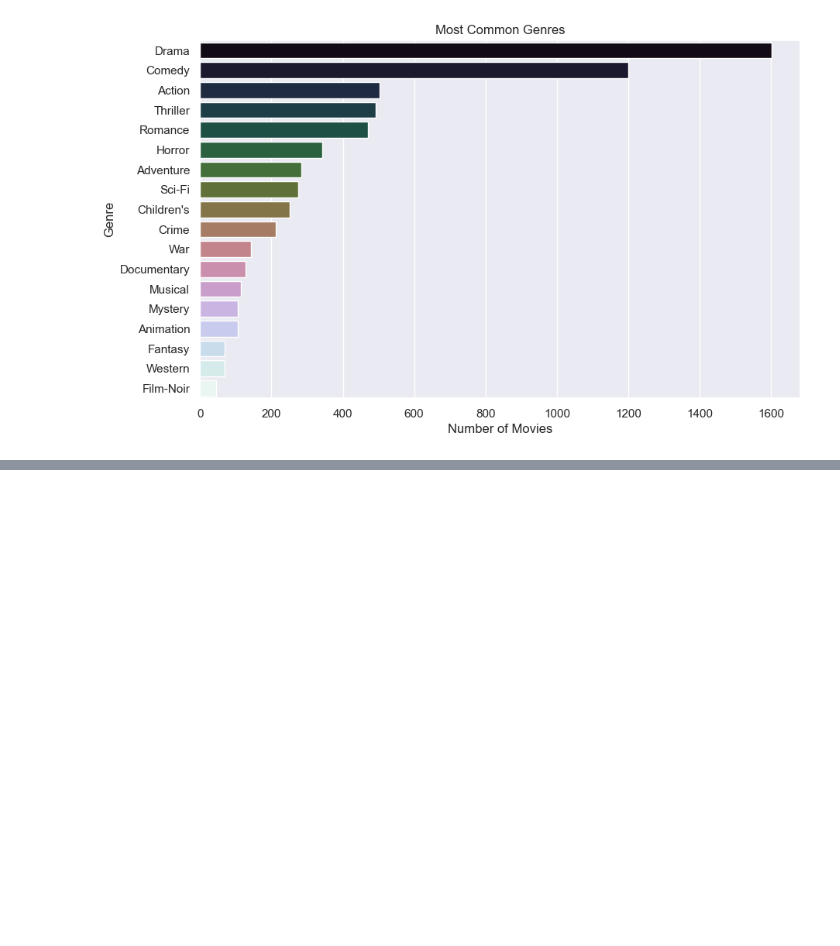
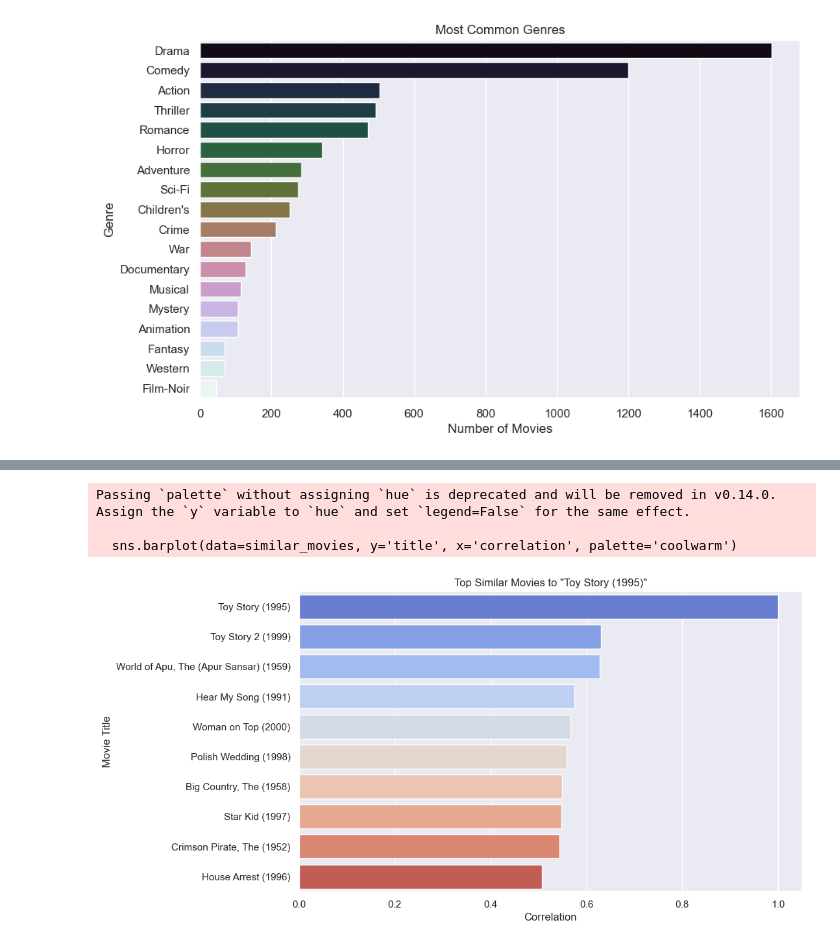
Before and after one commit to fatemehValipoor/MovieLens-GraphNeuralNetwork, a Jupyter notebook: notebooks/MovieLens_data_exploration.ipynb, the cells around one changed output, grey strips where cells are left out. Cells and saved outputs as stored; diff of their text form; code cells hidden in the pictures; blank space fills up the shorter version.

```diff
--- a/notebooks/MovieLens_data_exploration.ipynb
+++ b/notebooks/MovieLens_data_exploration.ipynb
@@ -189,0 +192,31 @@ plt.show()
+# %%
+#13. همبستگی رتبه‌دهی بین فیلم‌ها (movie similarity)
+target_movie = 'Toy Story (1995)'
+target_id = movies[movies['title'] == target_movie]['movieId'].values[0]
+
+# ساختن ماتریس کاربر-فیلم
+user_movie_matrix = ratings.pivot_table(index='userId', columns='movieId', values='rating')
+
+# محاسبه همبستگی
+movie_corr = user_movie_matrix.corrwith(user_movie_matrix[target_id])
+corr_df = pd.DataFrame(movie_corr, columns=['correlation'])
+corr_df = corr_df.dropna()
+
+# اضافه کردن تعداد رای
+corr_df = corr_df.join(ratings.groupby('movieId')['rating'].count())
+corr_df.columns = ['correlation', 'rating_count']
+
+# فیلتر برای فیلم‌هایی با حداقل 50 رأی
+similar_movies = corr_df[corr_df['rating_count'] >= 50].sort_values('correlation', ascending=False).head(10)
+similar_movies = similar_movies.merge(movies, on='movieId')
+
+sns.barplot(data=similar_movies, y='title', x='correlation', palette='coolwarm')
+plt.title(f'Top Similar Movies to "{target_movie}"')
+plt.xlabel('Correlation')
+plt.ylabel('Movie Title')
+plt.show()
+# %% [output]
+Passing `palette` without assigning `hue` is deprecated and will be removed in v0.14.0. Assign the `y` variable to `hue` and set `legend=False` for the same effect.
+
+  sns.barplot(data=similar_movies, y='title', x='correlation', palette='coolwarm')
+[figure, added]
```
Also changed, not shown: parts of 1 cell of this notebook, 9 other files.
